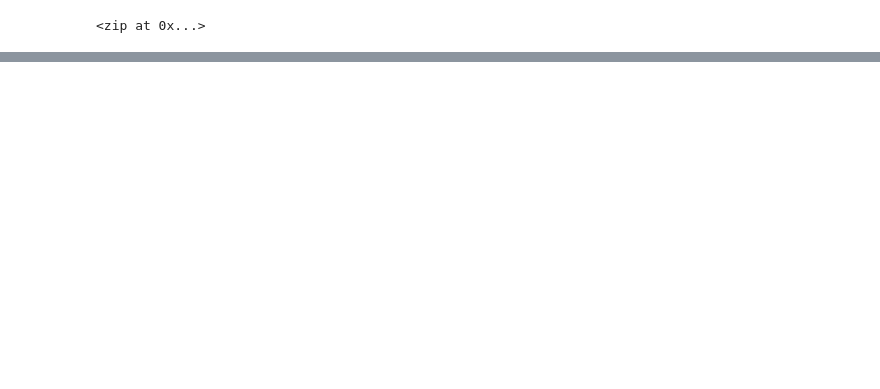
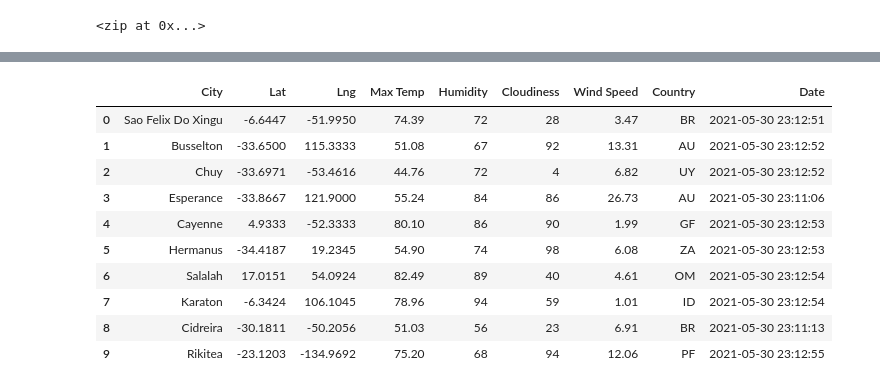
Before and after one commit to dhivyapadmanaban/World_Weather_Analysis, a Jupyter notebook: WeatherPy.ipynb, the cells around one changed output, grey strips where cells are left out. Cells and saved outputs as stored; diff of their text form; code cells hidden in the pictures; blank space fills up the shorter version.

```diff
--- a/WeatherPy.ipynb
+++ b/WeatherPy.ipynb
@@ -33,0 +126,16 @@ len(cities)
+# %%
+# Convert the array of dictionaries to a Pandas DataFrame.
+city_data_df = pd.DataFrame(city_data)
+city_data_df.head(10)
+# %% [output]
+|  | City | Lat | Lng | Max Temp | Humidity | Cloudiness | Wind Speed | Country | Date |
+| 0 | Sao Felix Do Xingu | -6.6447 | -51.9950 | 74.39 | 72 | 28 | 3.47 | BR | 2021-05-30 23:12:51 |
+| 1 | Busselton | -33.6500 | 115.3333 | 51.08 | 67 | 92 | 13.31 | AU | 2021-05-30 23:12:52 |
+| 2 | Chuy | -33.6971 | -53.4616 | 44.76 | 72 | 4 | 6.82 | UY | 2021-05-30 23:12:52 |
+| 3 | Esperance | -33.8667 | 121.9000 | 55.24 | 84 | 86 | 26.73 | AU | 2021-05-30 23:11:06 |
+| 4 | Cayenne | 4.9333 | -52.3333 | 80.10 | 86 | 90 | 1.99 | GF | 2021-05-30 23:12:53 |
+| 5 | Hermanus | -34.4187 | 19.2345 | 54.90 | 74 | 98 | 6.08 | ZA | 2021-05-30 23:12:53 |
+| 6 | Salalah | 17.0151 | 54.0924 | 82.49 | 89 | 40 | 4.61 | OM | 2021-05-30 23:12:54 |
+| 7 | Karaton | -6.3424 | 106.1045 | 78.96 | 94 | 59 | 1.01 | ID | 2021-05-30 23:12:54 |
+| 8 | Cidreira | -30.1811 | -50.2056 | 51.03 | 56 | 23 | 6.91 | BR | 2021-05-30 23:11:13 |
+| 9 | Rikitea | -23.1203 | -134.9692 | 75.20 | 68 | 94 | 12.06 | PF | 2021-05-30 23:12:55 |
```
Also changed, not shown: parts of 7 cells of this notebook, 3 other files.
